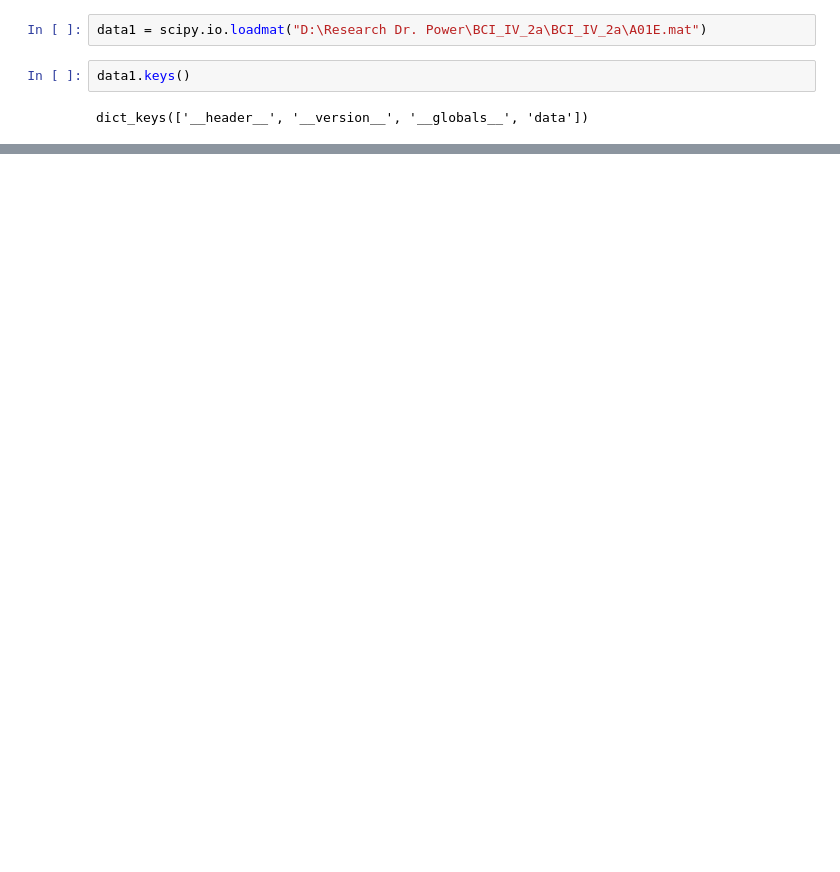
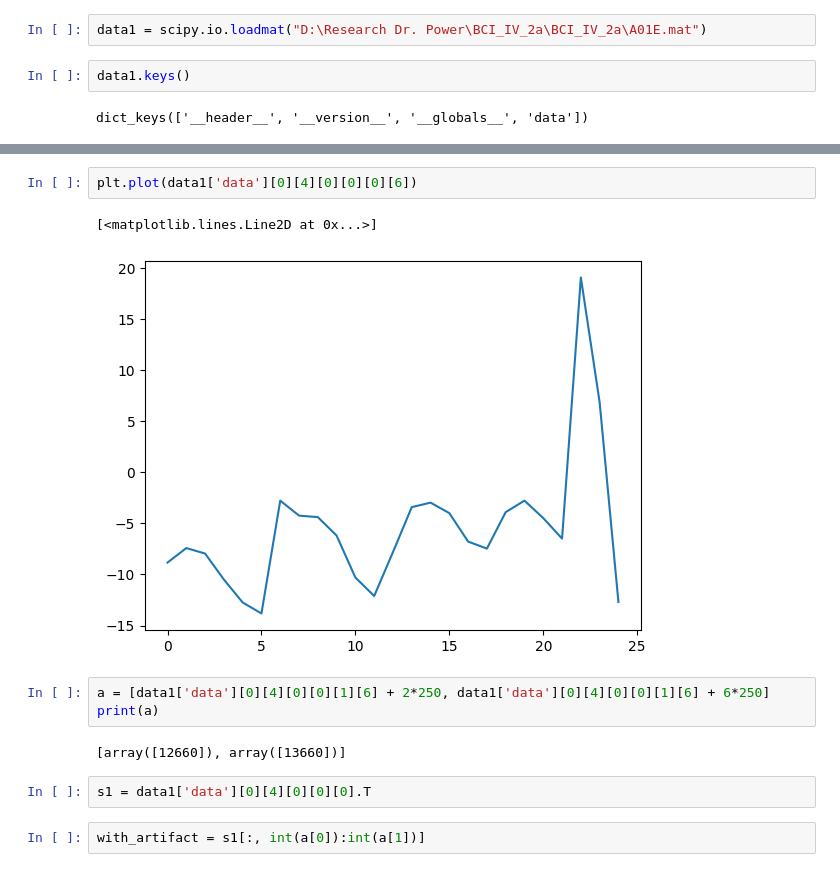
Before and after one commit to bijan-2000/DeepBCI, a Jupyter notebook: Test - Mat.ipynb, the cells around one changed output, grey strips where cells are left out. Cells and saved outputs as stored; diff of their text form; blank space fills up the shorter version.

```diff
--- a/Test - Mat.ipynb
+++ b/Test - Mat.ipynb
@@ -21,0 +28,14 @@ array([-3.27148438, -3.95507812, -1.51367188,  0.68359375,  1.02539062,
+# %%
+plt.plot(data1['data'][0][4][0][0][0][6])
+# %% [output]
+[<matplotlib.lines.Line2D at 0x...>]
+[figure, added]
+# %%
+a = [data1['data'][0][4][0][0][1][6] + 2*250, data1['data'][0][4][0][0][1][6] + 6*250]
+print(a)
+# %% [output]
+[array([12660]), array([13660])]
+# %%
+s1 = data1['data'][0][4][0][0][0].T
+# %%
+with_artifact = s1[:, int(a[0]):int(a[1])]
```
Also changed, not shown: parts of 8 cells of this notebook, 2 other files.
